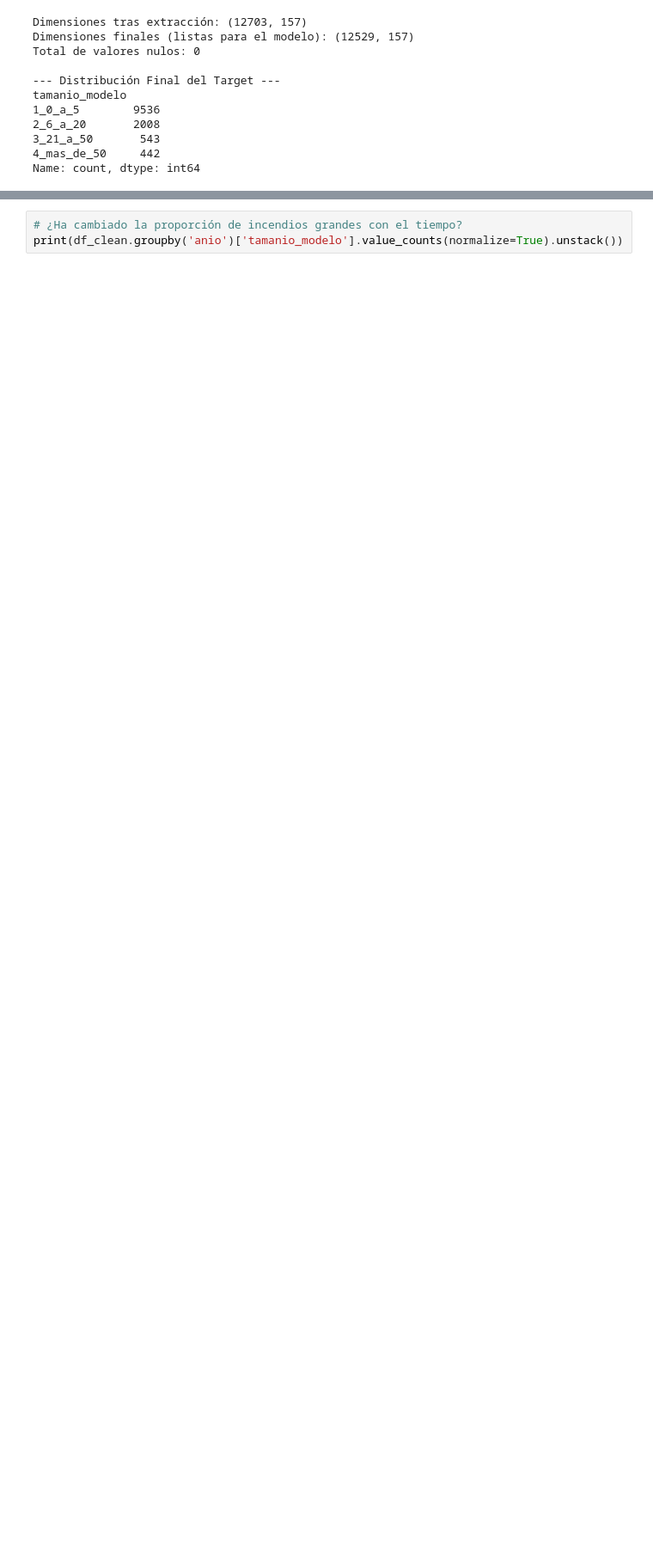
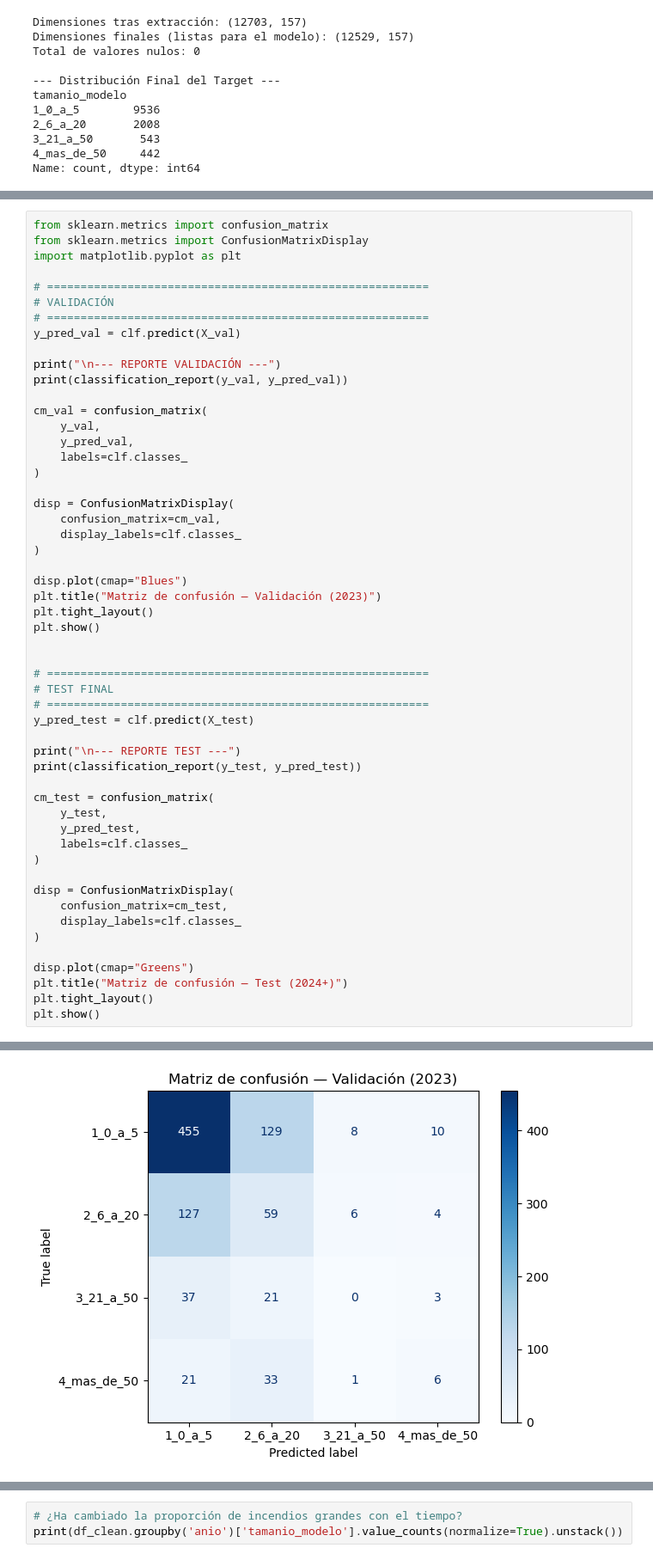
Before and after one commit to SauG25/Incendios-Forestales-, a Jupyter notebook: notebooks/04_Analisis.ipynb, the cells around one changed output, grey strips where cells are left out. Shown at 86% size. Cells and saved outputs as stored; diff of their text form; blank space fills up the shorter version.

```diff
--- a/notebooks/04_Analisis.ipynb
+++ b/notebooks/04_Analisis.ipynb
@@ -1169,0 +1281,54 @@ weighted avg       0.71      0.63      0.66      2506
+# %%
+from sklearn.metrics import confusion_matrix
+from sklearn.metrics import ConfusionMatrixDisplay
+import matplotlib.pyplot as plt
+
+# =========================================================
+# VALIDACIÓN
+# =========================================================
+y_pred_val = clf.predict(X_val)
+
+print("\n--- REPORTE VALIDACIÓN ---")
+print(classification_report(y_val, y_pred_val))
+
+cm_val = confusion_matrix(
+    y_val,
+    y_pred_val,
+    labels=clf.classes_
+)
+
+disp = ConfusionMatrixDisplay(
+    confusion_matrix=cm_val,
+    display_labels=clf.classes_
+)
+
+disp.plot(cmap="Blues")
+plt.title("Matriz de confusión — Validación (2023)")
+plt.tight_layout()
+plt.show()
+
+
+# =========================================================
+# TEST FINAL
+# =========================================================
+y_pred_test = clf.predict(X_test)
+
+print("\n--- REPORTE TEST ---")
+print(classification_report(y_test, y_pred_test))
+
+cm_test = confusion_matrix(
+    y_test,
+    y_pred_test,
+    labels=clf.classes_
+)
+
+disp = ConfusionMatrixDisplay(
+    confusion_matrix=cm_test,
+    display_labels=clf.classes_
+)
+
+disp.plot(cmap="Greens")
+plt.title("Matriz de confusión — Test (2024+)")
+plt.tight_layout()
+plt.show()
+# %% [output]
@@ -1169,0 +1346 @@ weighted avg       0.71      0.63      0.66      2506
+[figure, added]
```
Also changed, not shown: parts of 11 cells of this notebook.
